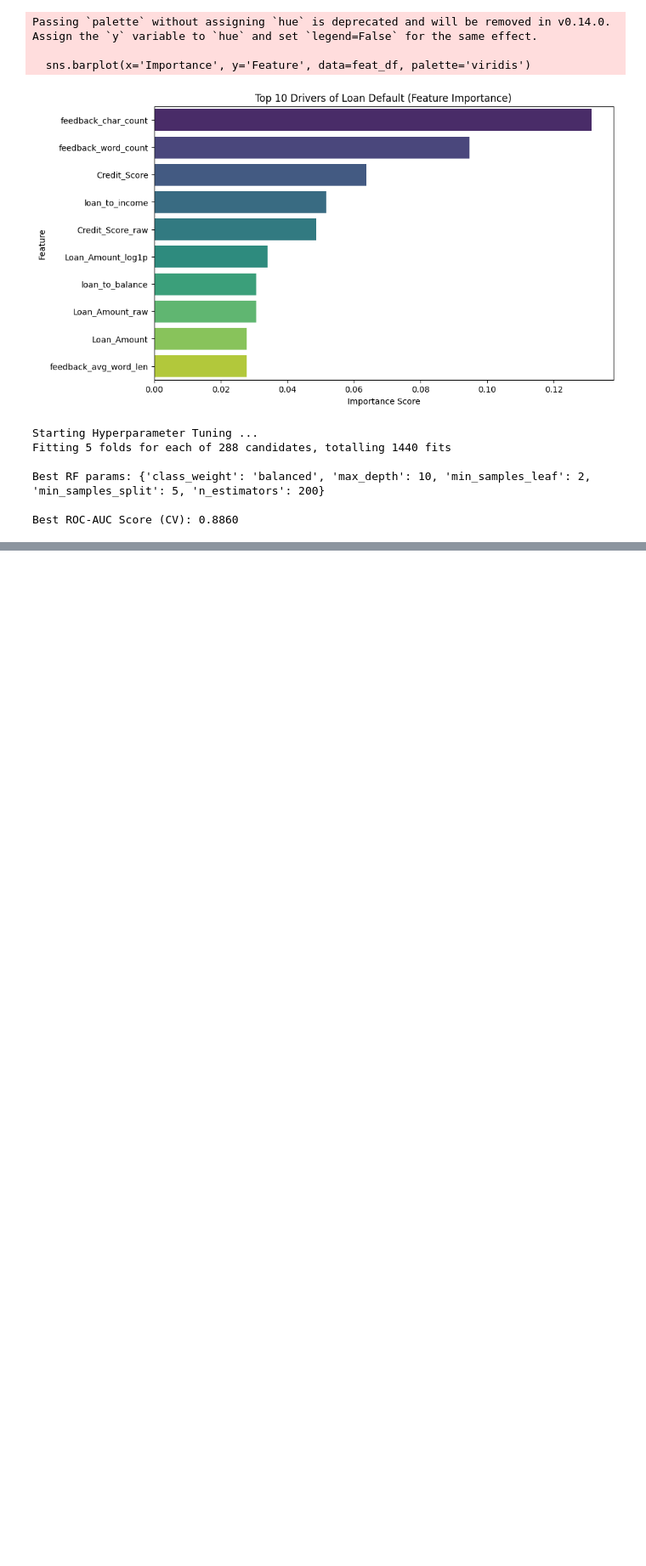
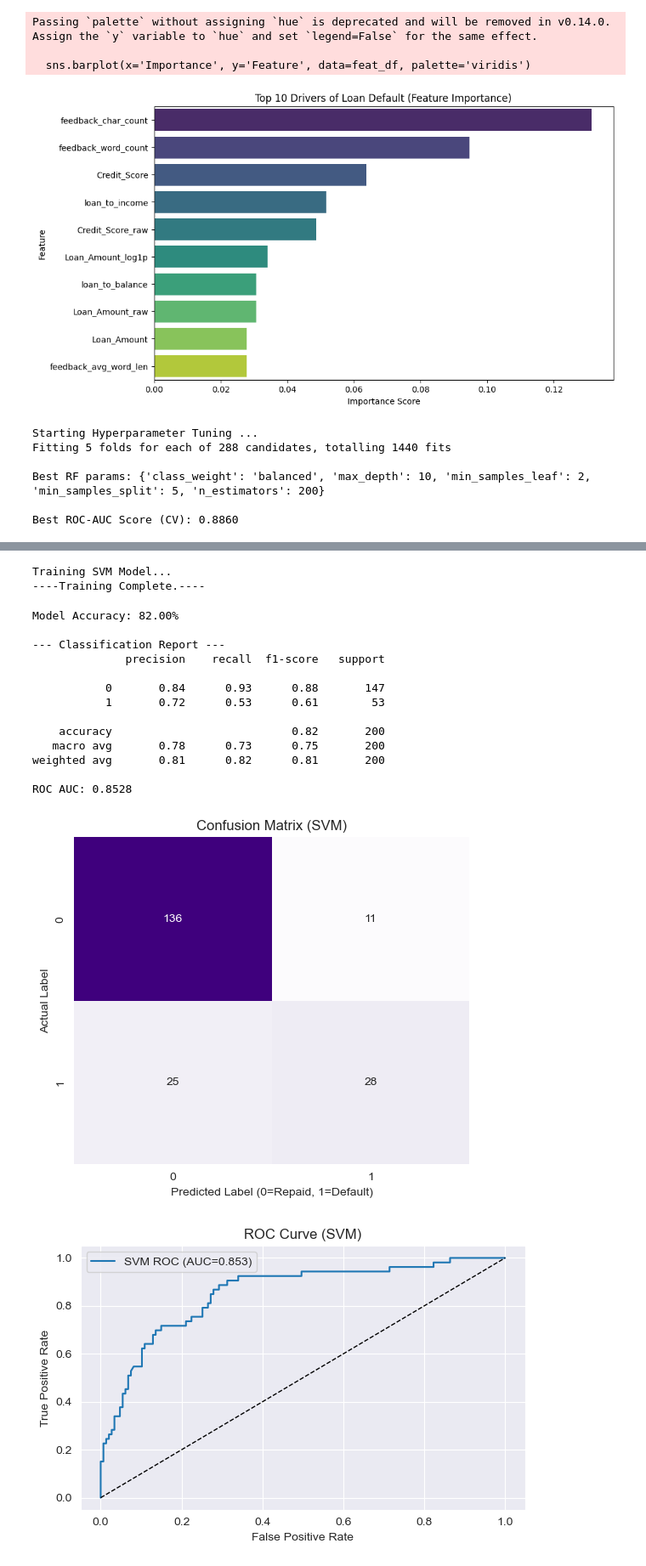
Before and after one commit to PoisonDarterz/wie3007_assignment, a Jupyter notebook: group_project.ipynb, the cells around one changed output, grey strips where cells are left out. Shown at 85% size. Drawn from its saved outputs; the diff is of its cells as text; code cells hidden in the pictures; blank space fills up the shorter version.

Commit message:
SVM Train

```diff
--- a/group_project.ipynb
+++ b/group_project.ipynb
@@ -885,0 +888,70 @@ ROC AUC: 0.8340392760877935
+# %%
+# SVM requires feature scaling
+scaler = StandardScaler()
+X_train_scaled = scaler.fit_transform(X_train)
+X_test_scaled = scaler.transform(X_test)
+
+svm_model = SVC(kernel='rbf', probability=True, random_state=42)
+
+print('\nTraining SVM Model...')
+svm_model.fit(X_train_scaled, y_train)
+print('----Training Complete.----')
+# %% [output]
+Training SVM Model...
+----Training Complete.----
+# %%
+# Evaluation
+y_pred_svm = svm_model.predict(X_test_scaled)
+y_proba_svm = svm_model.predict_proba(X_test_scaled)[:, 1]
+
+accuracy_svm = accuracy_score(y_test, y_pred_svm)
+roc_auc_svm = roc_auc_score(y_test, y_proba_svm)
+print(f"\nModel Accuracy: {accuracy_svm:.2%}")
+print('\n--- Classification Report ---')
+print(classification_report(y_test, y_pred_svm))
+print(f'ROC AUC: {roc_auc_svm:.4f}')
+
+plt.figure(figsize=(6, 5))
+cm = confusion_matrix(y_test, y_pred_svm)
+sns.heatmap(cm, annot=True, fmt='d', cmap='Purples', cbar=False)
+plt.title('Confusion Matrix (SVM)')
+plt.xlabel('Predicted Label (0=Repaid, 1=Default)')
+plt.ylabel('Actual Label')
+plt.show()
+
+fpr, tpr, _ = roc_curve(y_test, y_proba_svm)
+plt.figure(figsize=(6, 4))
+plt.plot(fpr, tpr, label=f'SVM ROC (AUC={roc_auc_svm:.3f})')
+plt.plot([0, 1], [0, 1], 'k--', linewidth=1)
+plt.xlabel('False Positive Rate')
+plt.ylabel('True Positive Rate')
+plt.title('ROC Curve (SVM)')
+plt.legend()
+plt.tight_layout()
+plt.show()
+
+prec, recall, _ = precision_recall_curve(y_test, y_proba_svm)
+plt.figure(figsize=(6, 4))
+plt.plot(recall, prec, label='SVM Precision-Recall')
+plt.xlabel('Recall')
+plt.ylabel('Precision')
+plt.title('Precision-Recall Curve (SVM)')
+plt.legend()
+plt.tight_layout()
+plt.show()
+# %% [output]
+Model Accuracy: 82.00%
+
+--- Classification Report ---
+              precision    recall  f1-score   support
+
+           0       0.84      0.93      0.88       147
+           1       0.72      0.53      0.61        53
+
+    accuracy                           0.82       200
+   macro avg       0.78      0.73      0.75       200
+weighted avg       0.81      0.82      0.81       200
+
+ROC AUC: 0.8528
+[figure, added]
+[figure, added]
```
Also changed, not shown: parts of 14 cells of this notebook.
